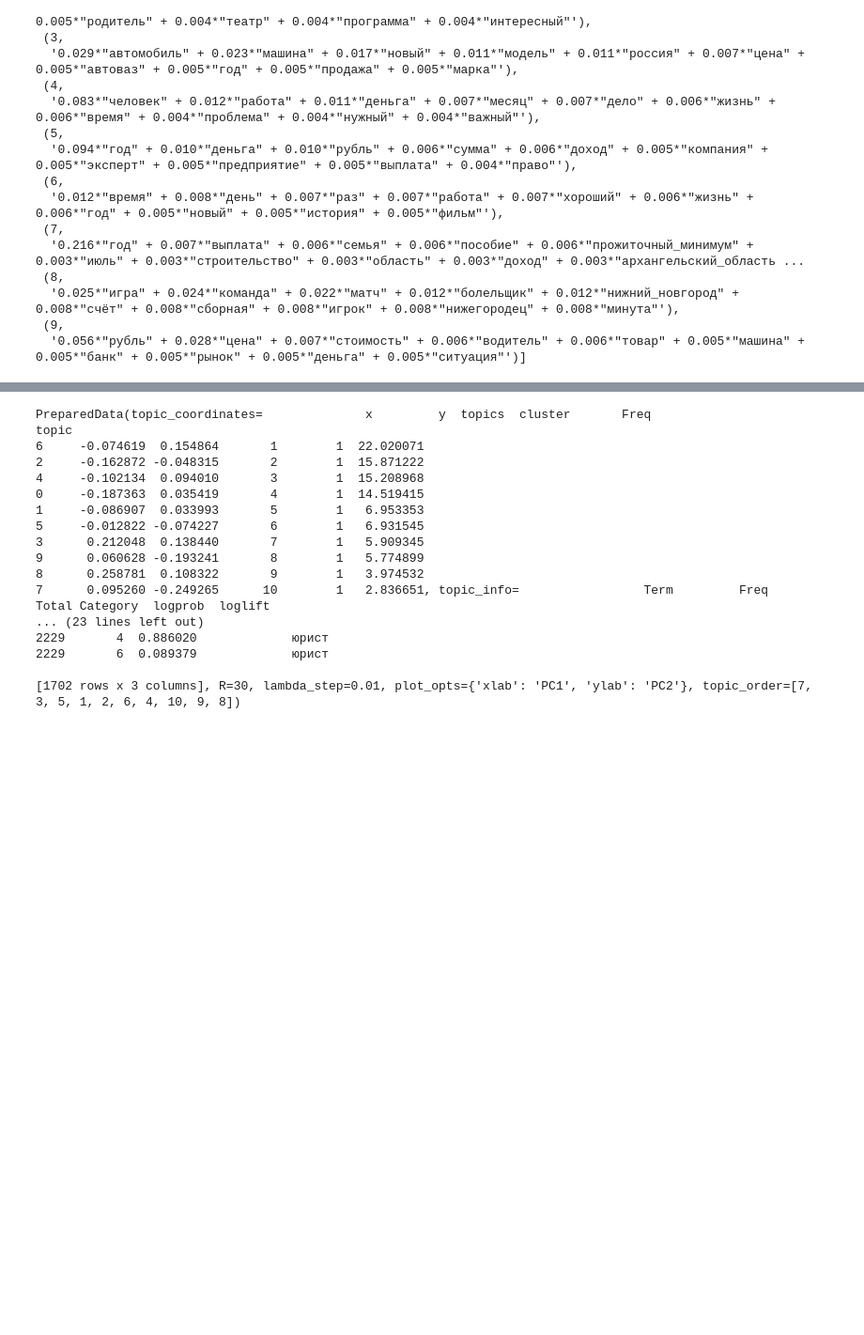
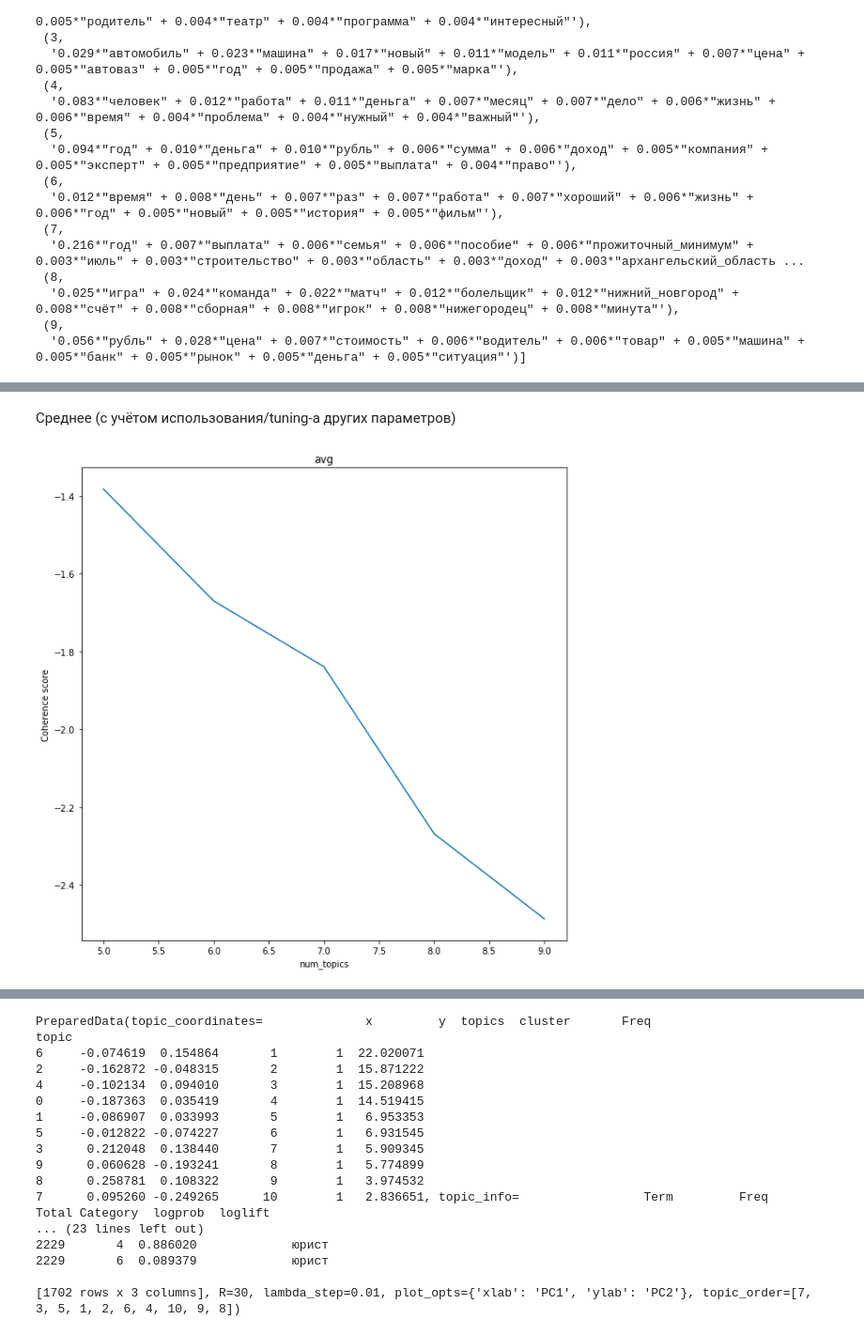
Before and after one commit to DenisKabanov/computational_linguistics_lab3, a Jupyter notebook: test.ipynb, the cells around one changed output, grey strips where cells are left out. Shown at 94% size. Cells and saved outputs as stored; diff of their text form; code cells hidden in the pictures; blank space fills up the shorter version.

```diff
--- a/test.ipynb
+++ b/test.ipynb
@@ -429,0 +426,6 @@ nmfmodel.show_topics() # Вывод тем для NMF модели
+# %% [markdown]
+Среднее (с учётом использования/tuning-а других параметров)
+# %%
+print_coherence(lda_models, 0, "LDA", "avg")
+# %% [output]
+[figure, added]
```
Also changed, not shown: parts of 56 cells of this notebook, 1 other file.
